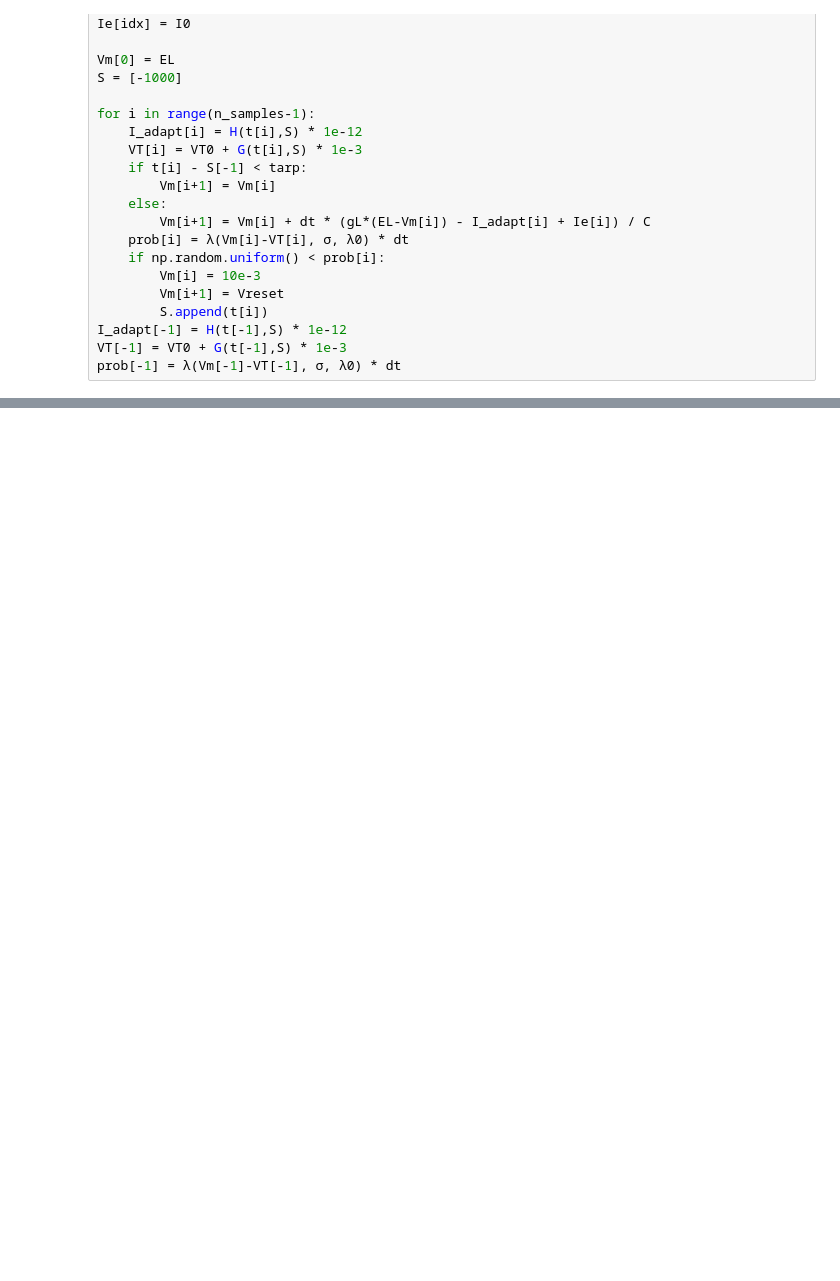
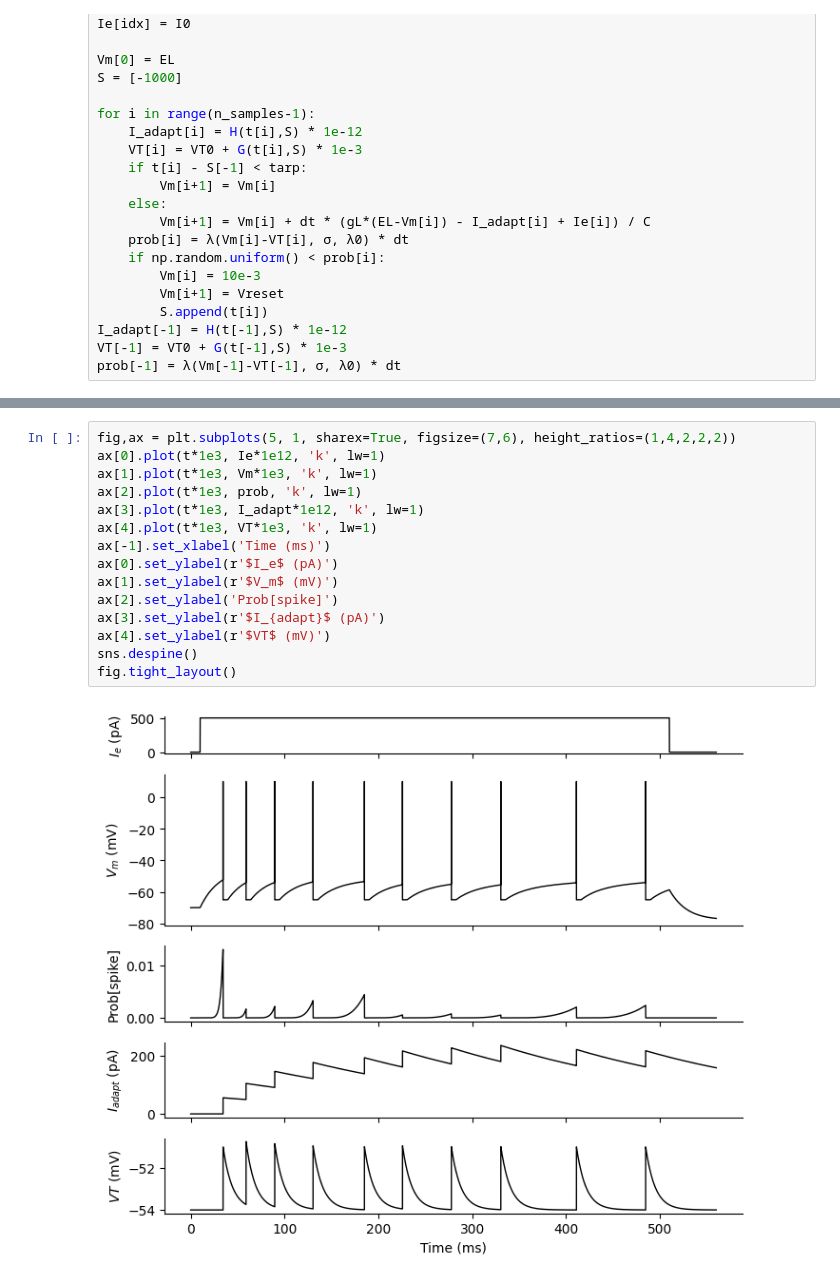
Before and after one commit to danielelinaro/comp-neuro-course-materials, a Jupyter notebook: 04_Integrate-and-fire/Generalized_IF.ipynb, the cells around one changed output, grey strips where cells are left out. Cells and saved outputs as stored; diff of their text form; blank space fills up the shorter version.

```diff
--- a/04_Integrate-and-fire/Generalized_IF.ipynb
+++ b/04_Integrate-and-fire/Generalized_IF.ipynb
@@ -77,0 +102,17 @@ fig.tight_layout()
+# %%
+fig,ax = plt.subplots(5, 1, sharex=True, figsize=(7,6), height_ratios=(1,4,2,2,2))
+ax[0].plot(t*1e3, Ie*1e12, 'k', lw=1)
+ax[1].plot(t*1e3, Vm*1e3, 'k', lw=1)
+ax[2].plot(t*1e3, prob, 'k', lw=1)
+ax[3].plot(t*1e3, I_adapt*1e12, 'k', lw=1)
+ax[4].plot(t*1e3, VT*1e3, 'k', lw=1)
+ax[-1].set_xlabel('Time (ms)')
+ax[0].set_ylabel(r'$I_e$ (pA)')
+ax[1].set_ylabel(r'$V_m$ (mV)')
+ax[2].set_ylabel('Prob[spike]')
+ax[3].set_ylabel(r'$I_{adapt}$ (pA)')
+ax[4].set_ylabel(r'$VT$ (mV)')
+sns.despine()
+fig.tight_layout()
+# %% [output]
+[figure, added]
```
Also changed, not shown: parts of 3 cells of this notebook, 11 other files.
